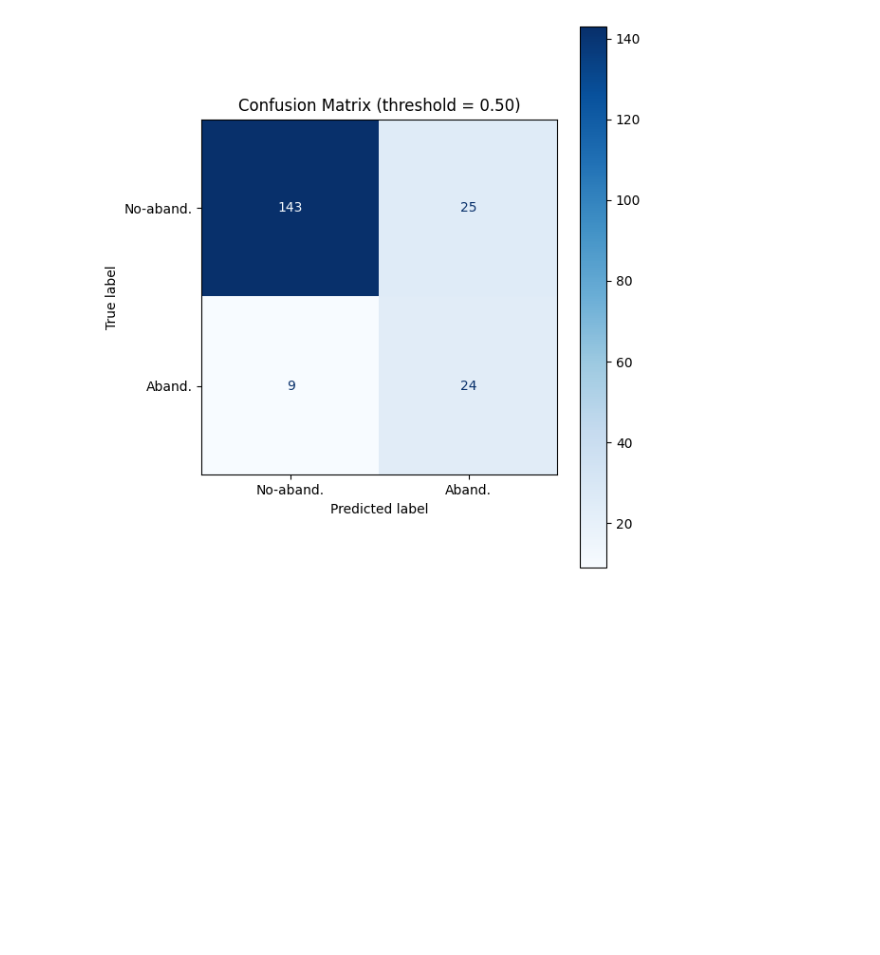
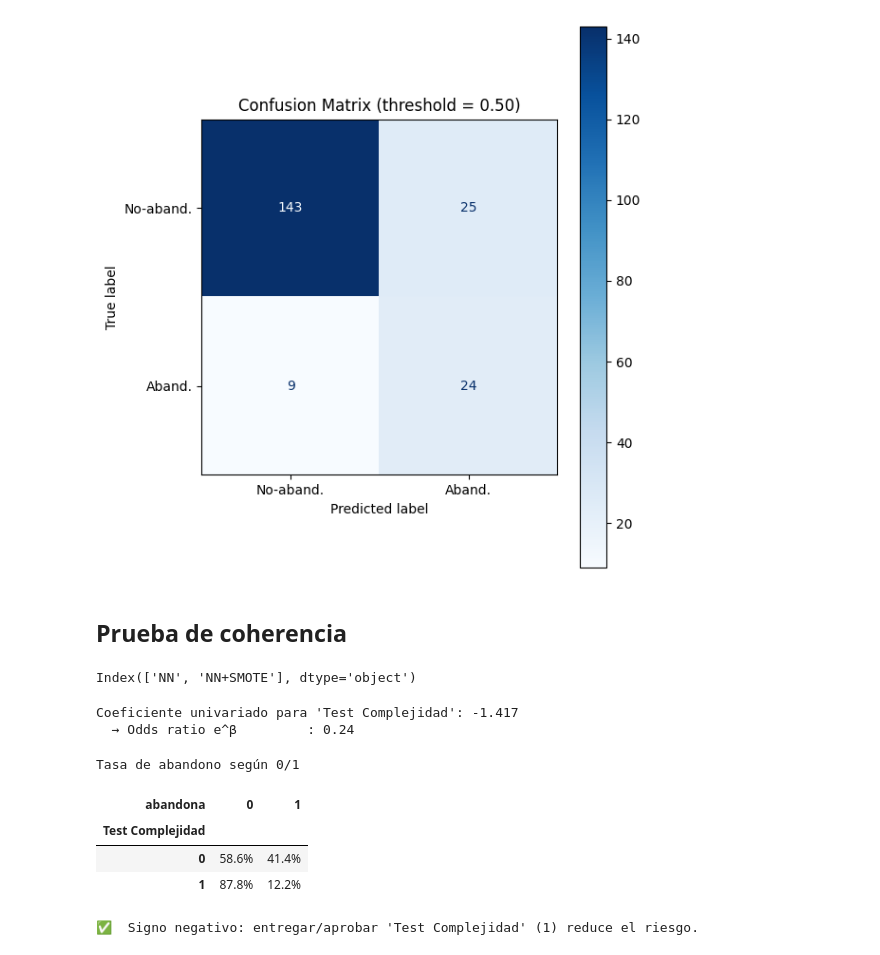
Before and after one commit to Cmanzano03/TFG_cmi_Moodle, a Jupyter notebook: notebooks/Modelado/modelado_v1.1.ipynb, the cells around one changed output. Cells and saved outputs as stored; diff of their text form; code cells hidden in the pictures; blank space fills up the shorter version.

```diff
--- a/notebooks/Modelado/modelado_v1.1.ipynb
+++ b/notebooks/Modelado/modelado_v1.1.ipynb
@@ -496,3 +493,61 @@ Metrics at threshold = 0.50
   • Recall   : 0.727
   • ROC AUC  : 0.815
 [figure]
+# %% [markdown]
+## Prueba de coherencia
+# %%
+display(df.columns)
+# %% [output]
+Index(['NN', 'NN+SMOTE'], dtype='object')
+# %%
+# %% [markdown]
+# ### 📌 Prueba rápida de coherencia – LogReg univariada con “Test Complejidad”
+
+# %%
+from sklearn.linear_model import LogisticRegression
+import numpy as np
+import pandas as pd
+
+# -------------------------------
+FEATURE = "Test Complejidad"      # nombre exacto en el DataFrame original
+# -------------------------------
+
+# 1) Matriz X (solo esa columna) y vector y
+X_uni = X[[FEATURE]]
+y_uni = y
+
+# 2) Regresión logística (balanceada) univariada
+logreg_uni = LogisticRegression(
+    class_weight="balanced",
+    max_iter=1000,
+    random_state=SEED
+)
+logreg_uni.fit(X_uni, y_uni)
+
+beta = logreg_uni.coef_[0][0]
+odds_ratio = np.exp(beta)
+
+print(f"Coeficiente univariado para '{FEATURE}': {beta:+.3f}")
+print(f"  → Odds ratio e^β         : {odds_ratio:.2f}")
+
+# 3) Tabla de contingencia (tasa de abandono por 0/1)
+ct = pd.crosstab(X_uni[FEATURE], y_uni,
+                 rownames=[FEATURE], colnames=["abandona"],
+                 normalize="index").round(3) * 100
+display(ct.style.format("{:.1f}%").set_caption("Tasa de abandono según 0/1"))
+
+# Una interpretación rápida en texto (opcional):
+if beta < 0:
+    print("\n✅  Signo negativo: entregar/aprobar 'Test Complejidad' (1) reduce el riesgo.")
+else:
+    print("\n⚠️  Signo positivo: el valor 1 se asocia a mayor riesgo.\n"
+          "   Verifica que 1 ↔ NO entrega o suspenso, o revisa multicolinealidad.")
+# %% [output]
+Coeficiente univariado para 'Test Complejidad': -1.417
+  → Odds ratio e^β         : 0.24
+Tasa de abandono según 0/1
+| abandona | 0 | 1 |
+| Test Complejidad |  |  |
+| 0 | 58.6% | 41.4% |
+| 1 | 87.8% | 12.2% |
+✅  Signo negativo: entregar/aprobar 'Test Complejidad' (1) reduce el riesgo.
```
Also changed, not shown: parts of 4 cells of this notebook, 20 other files.
